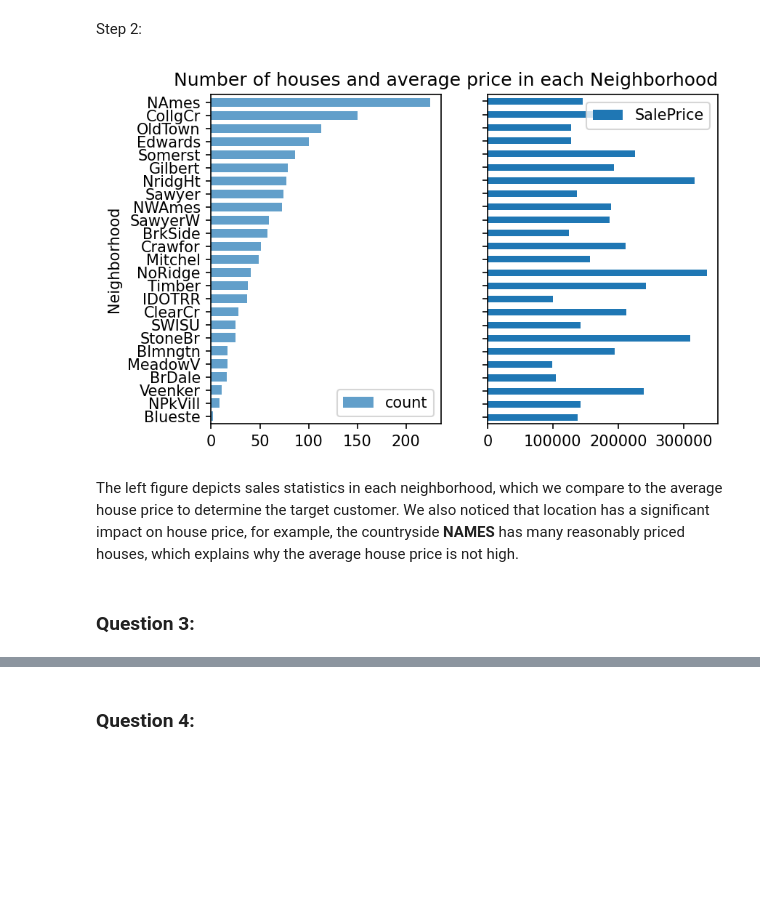
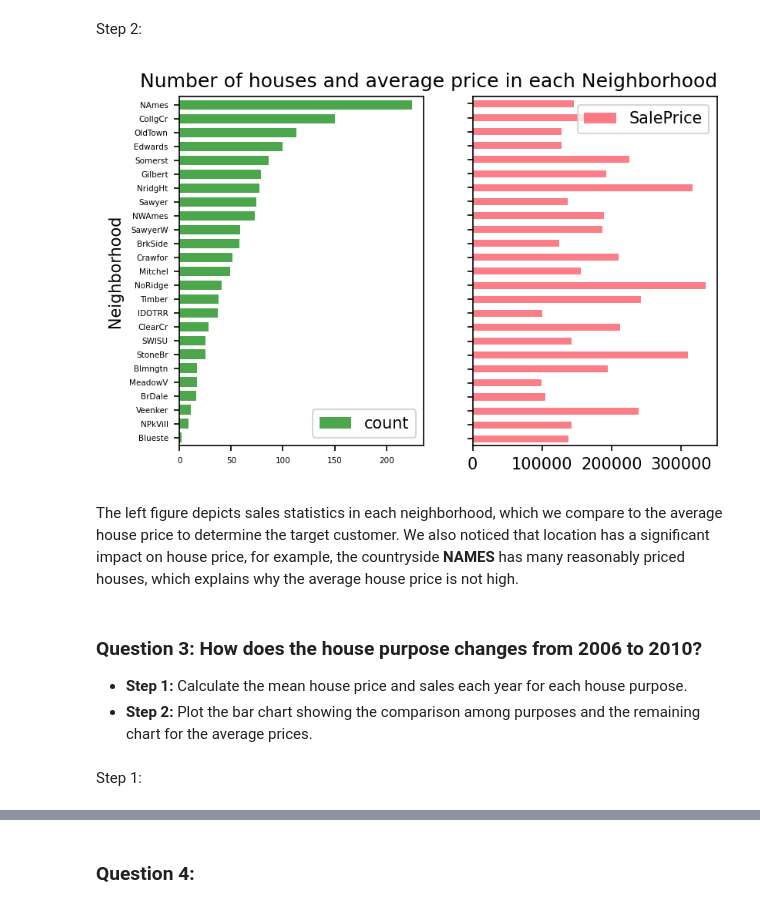
Before and after one commit to IceIce1ce/Final_Project_LTKHDL, a Jupyter notebook: House_Prices.ipynb, the cells around one changed output, grey strips where cells are left out. Cells and saved outputs as stored; diff of their text form; code cells hidden in the pictures; blank space fills up the shorter version.

Commit message:
completed question 3

```diff
--- a/House_Prices.ipynb
+++ b/House_Prices.ipynb
@@ -213,6 +232,6 @@ dtype: int64
 # %% [markdown]
 After reading the *data_description.txt* file, we observed that the first 19 columns have missing values, which dit not affect our works. Thus, we would eliminate those out from our dataframe `df`.
 # %%
-df.drop(missing_cols_rank[:tmp.shape[0]].index, axis=1, inplace=True)
+df.drop(dropped_cols.index, axis=1, inplace=True)
 df.shape
 # %% [output]
@@ -220,3 +241,5 @@ df.shape
+# %%
+df['Electrical'] = df.Electrical.fillna(df.Electrical.mode()[0])
 # %% [markdown]
 ---
 # %% [markdown]
@@ -335,7 +358,7 @@ features = pd.DataFrame({
     "pvalue": results.pvalues_,
     "select": results.get_support()
 })
-selected_features = features.sort_values("score", ascending=False)[:5]
+selected_features = features.sort_values("score", ascending=False)[:10]
 selected_features
 # %% [output]
 |  | feature | score | pvalue | select |
@@ -381,4 +421,5 @@ Oops, we lost the **YearBuilt** and **YrSold** column, which are really necessar
 # %%
-num_selected_cols['YearBuilt'] = num_df['YearBuilt']
-num_selected_cols['YrSold'] = num_df['YrSold']
-num_selected_cols['Id'] = num_df['Id']
+new_df['YearBuilt'] = num_df['YearBuilt']
+new_df['MSZoning'] = cate_df['MSZoning']
+new_df['YrSold'] = num_df['YrSold']
+new_df['Id'] = num_df['Id']
@@ -469,16 +512,21 @@ Step 2:
 # %%
 plt.rcParams['figure.dpi'] = 150
 fig, axes = plt.subplots(nrows=1, ncols=2)
 plot_df = locations_info
 plt.title('Number of houses and average price in each Neighborhood', loc='right')
 plot_df.plot.barh(x='Neighborhood', y='count', xlabel='Neighborhood',\
-                  ylabel='count',alpha=0.7, width=0.7, sharey=True, ax=axes[0]);
+                  ylabel='count',alpha=0.7, width=0.7, sharey=True, ax=axes[0], fontsize=5, color='green');
 
 plot_df.plot.barh(x='Neighborhood', y='SalePrice',\
-                  xlabel='Neighborhood', ylabel='SalePrice', ax=axes[1]);
+                  xlabel='Neighborhood', ylabel='SalePrice', ax=axes[1], color='#f95d6a', alpha=0.8);
 # %% [output]
-[figure, old version]
+[figure, new version]
 # %% [markdown]
 The left figure depicts sales statistics in each neighborhood, which we compare to the average house price to determine the target customer. We also noticed that location has a significant impact on house price, for example, the countryside **NAMES** has many reasonably priced houses, which explains why the average house price is not high.
-# %% [markdown]
-### Question 3:
+# %% [markdown]
+### Question 3: How does the house purpose changes from 2006 to 2010?
+
+- **Step 1:** Calculate the mean house price and sales each year for each house purpose.
+- **Step 2:** Plot the bar chart showing the comparison among purposes and the remaining chart for the average prices.
+# %% [markdown]
+Step 1:
```
Also changed, not shown: parts of 45 cells of this notebook, 2 other files.
